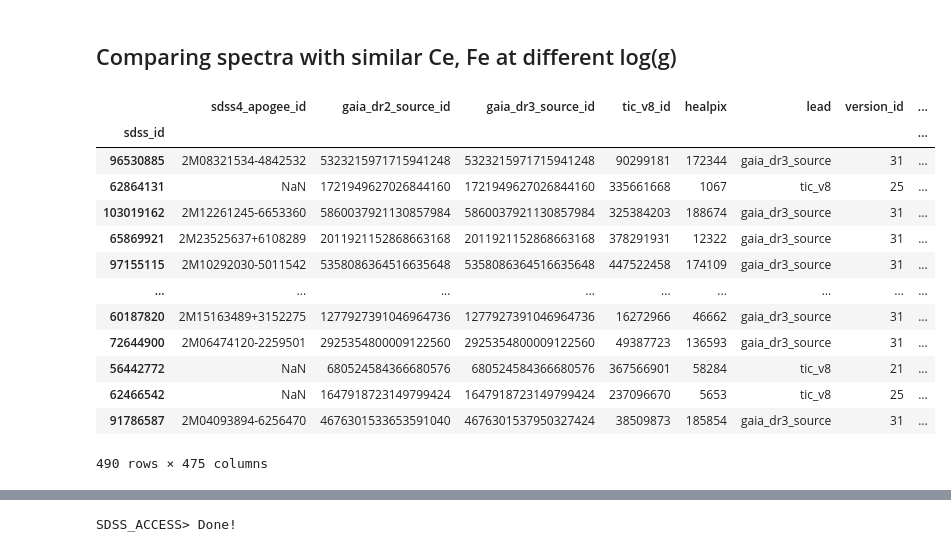
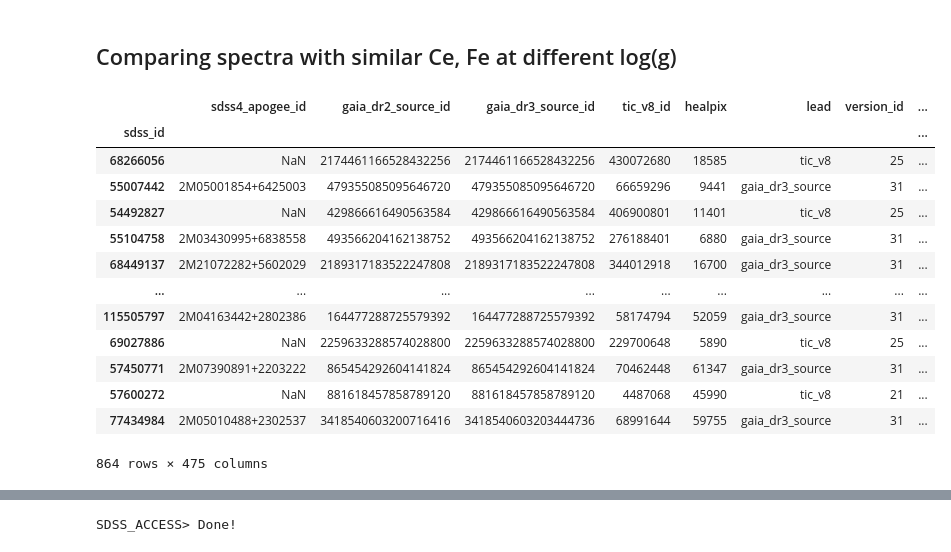
Before and after one commit to lodubay/chemical-clocks, a Jupyter notebook: src/scripts/spectrum_checks.ipynb, the cells around one changed output, grey strips where cells are left out. Saved outputs shown, nothing was run; the diff lists cells and outputs as text; code cells hidden in the pictures.

```diff
--- a/src/scripts/spectrum_checks.ipynb
+++ b/src/scripts/spectrum_checks.ipynb
@@ -270,30 +270,30 @@ plt.show()
 ## Comparing spectra with similar Ce, Fe at different log(g)
 # %%
 solar_abund = mwm_sample[
-    (mwm_sample['fe_h'] >= -0.02) &
-    (mwm_sample['fe_h'] < 0.02) &
-    (mwm_sample['mg_h'] >= -0.02) &
-    (mwm_sample['mg_h'] < 0.02) &
-    (mwm_sample['ce_h'] >= -0.05) &
-    (mwm_sample['ce_h'] < 0.05)
+    (mwm_sample['fe_h'] >= -0.22) &
+    (mwm_sample['fe_h'] < -0.18) &
+    (mwm_sample['mg_fe'] >= -0.05) &
+    (mwm_sample['mg_fe'] < 0.05) &
+    (mwm_sample['ce_fe'] >= 0.25) &
+    (mwm_sample['ce_fe'] < 0.35)
 ]
 solar_abund.sort_values('snr', inplace=True)
 solar_abund
 # %% [output]
 |  | sdss4_apogee_id | gaia_dr2_source_id | gaia_dr3_source_id | tic_v8_id | healpix | lead | version_id | ... |
 | sdss_id |  |  |  |  |  |  |  | ... |
-| 96530885 | 2M08321534-4842532 | 5323215971715941248 | 5323215971715941248 | 90299181 | 172344 | gaia_dr3_source | 31 | ... |
-| 62864131 | NaN | 1721949627026844160 | 1721949627026844160 | 335661668 | 1067 | tic_v8 | 25 | ... |
-| 103019162 | 2M12261245-6653360 | 5860037921130857984 | 5860037921130857984 | 325384203 | 188674 | gaia_dr3_source | 31 | ... |
-| 65869921 | 2M23525637+6108289 | 2011921152868663168 | 2011921152868663168 | 378291931 | 12322 | gaia_dr3_source | 31 | ... |
-| 97155115 | 2M10292030-5011542 | 5358086364516635648 | 5358086364516635648 | 447522458 | 174109 | gaia_dr3_source | 31 | ... |
+| 68266056 | NaN | 2174461166528432256 | 2174461166528432256 | 430072680 | 18585 | tic_v8 | 25 | ... |
+| 55007442 | 2M05001854+6425003 | 479355085095646720 | 479355085095646720 | 66659296 | 9441 | gaia_dr3_source | 31 | ... |
+| 54492827 | NaN | 429866616490563584 | 429866616490563584 | 406900801 | 11401 | tic_v8 | 25 | ... |
+| 55104758 | 2M03430995+6838558 | 493566204162138752 | 493566204162138752 | 276188401 | 6880 | gaia_dr3_source | 31 | ... |
+| 68449137 | 2M21072282+5602029 | 2189317183522247808 | 2189317183522247808 | 344012918 | 16700 | gaia_dr3_source | 31 | ... |
 | ... | ... | ... | ... | ... | ... | ... | ... | ... |
-| 60187820 | 2M15163489+3152275 | 1277927391046964736 | 1277927391046964736 | 16272966 | 46662 | gaia_dr3_source | 31 | ... |
-| 72644900 | 2M06474120-2259501 | 2925354800009122560 | 2925354800009122560 | 49387723 | 136593 | gaia_dr3_source | 31 | ... |
-| 56442772 | NaN | 680524584366680576 | 680524584366680576 | 367566901 | 58284 | tic_v8 | 21 | ... |
-| 62466542 | NaN | 1647918723149799424 | 1647918723149799424 | 237096670 | 5653 | tic_v8 | 25 | ... |
-| 91786587 | 2M04093894-6256470 | 4676301533653591040 | 4676301537950327424 | 38509873 | 185854 | gaia_dr3_source | 31 | ... |
+| 115505797 | 2M04163442+2802386 | 164477288725579392 | 164477288725579392 | 58174794 | 52059 | gaia_dr3_source | 31 | ... |
+| 69027886 | NaN | 2259633288574028800 | 2259633288574028800 | 229700648 | 5890 | tic_v8 | 25 | ... |
+| 57450771 | 2M07390891+2203222 | 865454292604141824 | 865454292604141824 | 70462448 | 61347 | gaia_dr3_source | 31 | ... |
+| 57600272 | NaN | 881618457858789120 | 881618457858789120 | 4487068 | 45990 | tic_v8 | 21 | ... |
+| 77434984 | 2M05010488+2302537 | 3418540603200716416 | 3418540603203444736 | 68991644 | 59755 | gaia_dr3_source | 31 | ... |
-490 rows × 475 columns
+864 rows × 475 columns
 # %%
 solar_abund_high_snr_ids = []
 solar_abund_low_snr_ids = []
```
Also changed, not shown: parts of 10 cells of this notebook, 4 other files.
